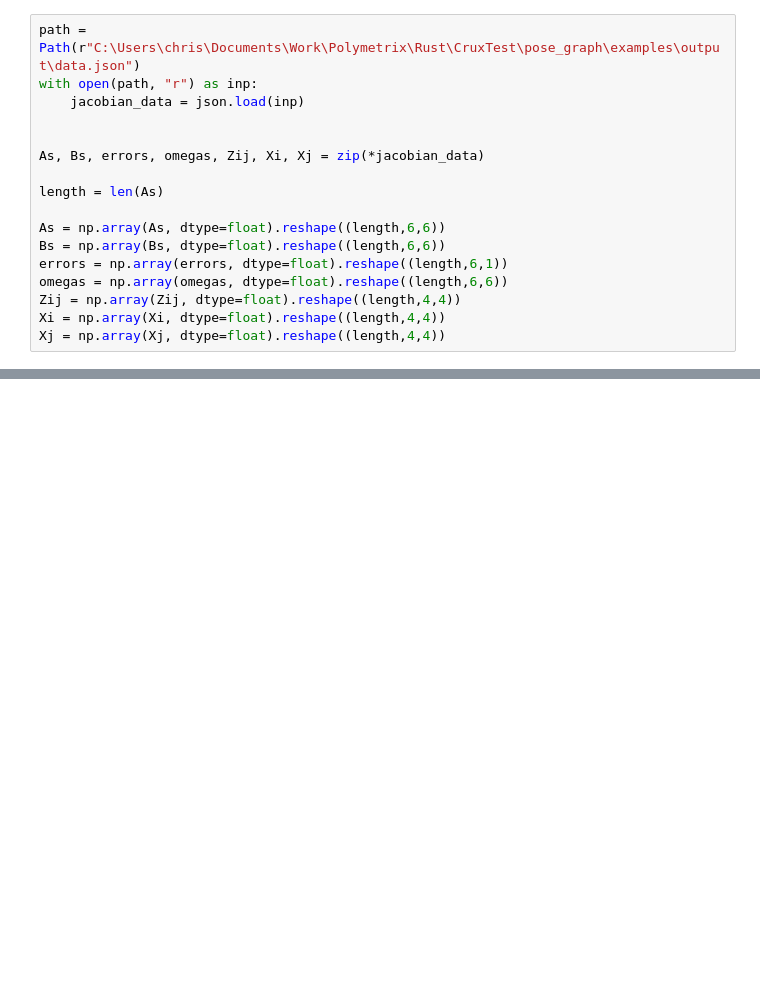
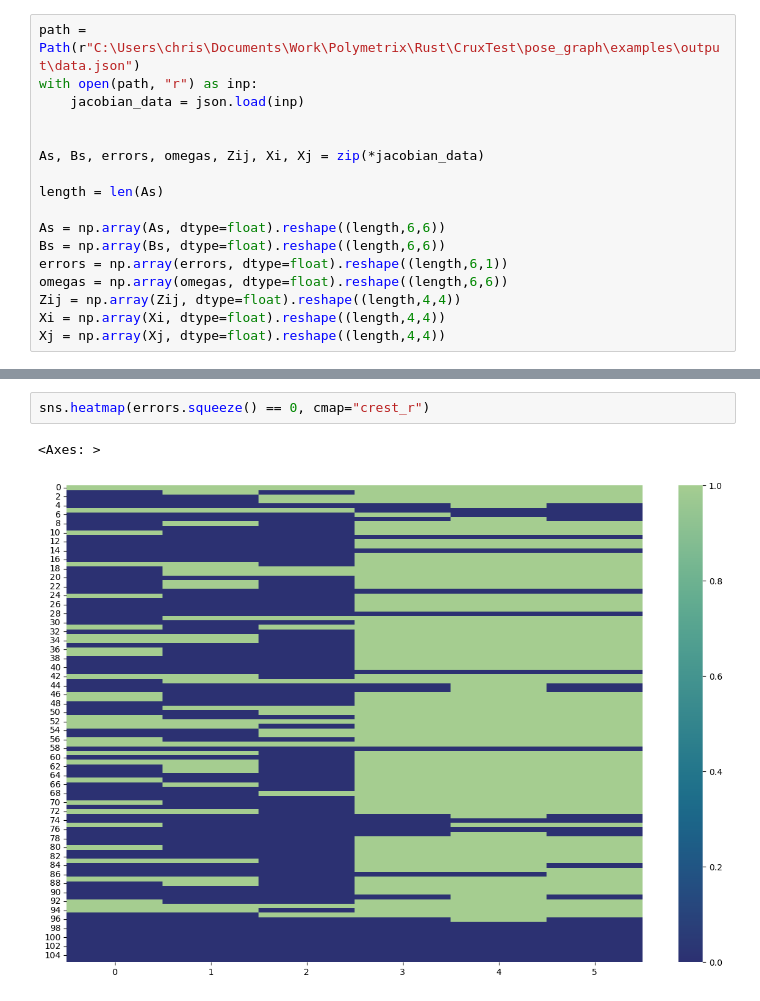
Before and after one commit to chris-polymetrix/ReconstructionAnalysis, a Jupyter notebook: debugging_rust_pgo.ipynb, the cells around one changed output, grey strips where cells are left out. Drawn from its saved outputs; the diff is of its cells as text; blank space fills up the shorter version.

```diff
--- a/debugging_rust_pgo.ipynb
+++ b/debugging_rust_pgo.ipynb
@@ -81,0 +72,5 @@ np.min(np.linalg.norm(errors, axis=1)[~np.isnan(np.linalg.norm(errors, axis=1))]
+# %%
+sns.heatmap(errors.squeeze() == 0, cmap="crest_r")
+# %% [output]
+<Axes: >
+[figure, added]
```
Also changed, not shown: parts of 10 cells of this notebook, 3 other files.
